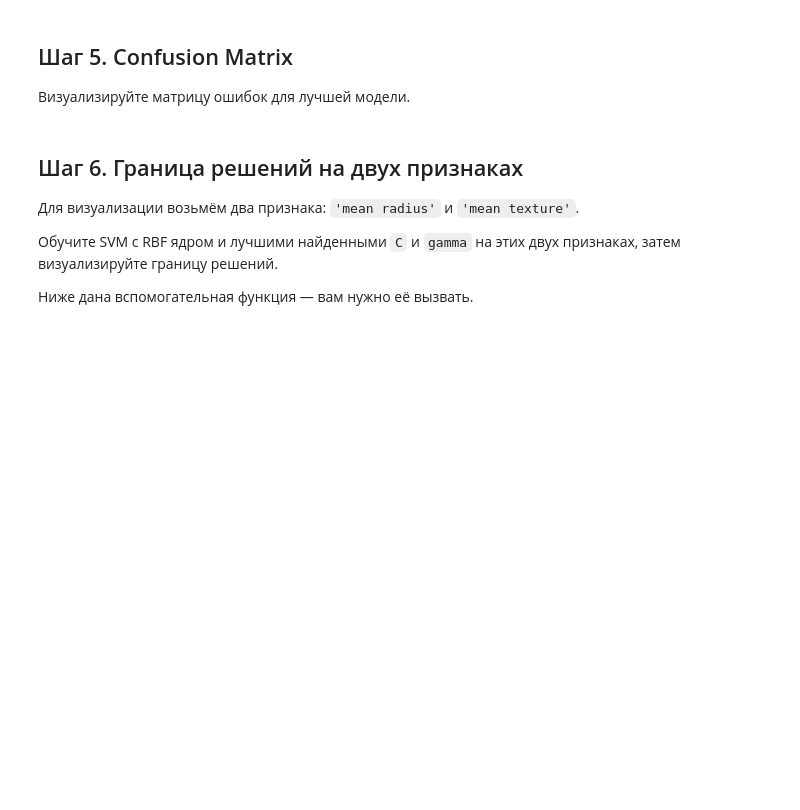
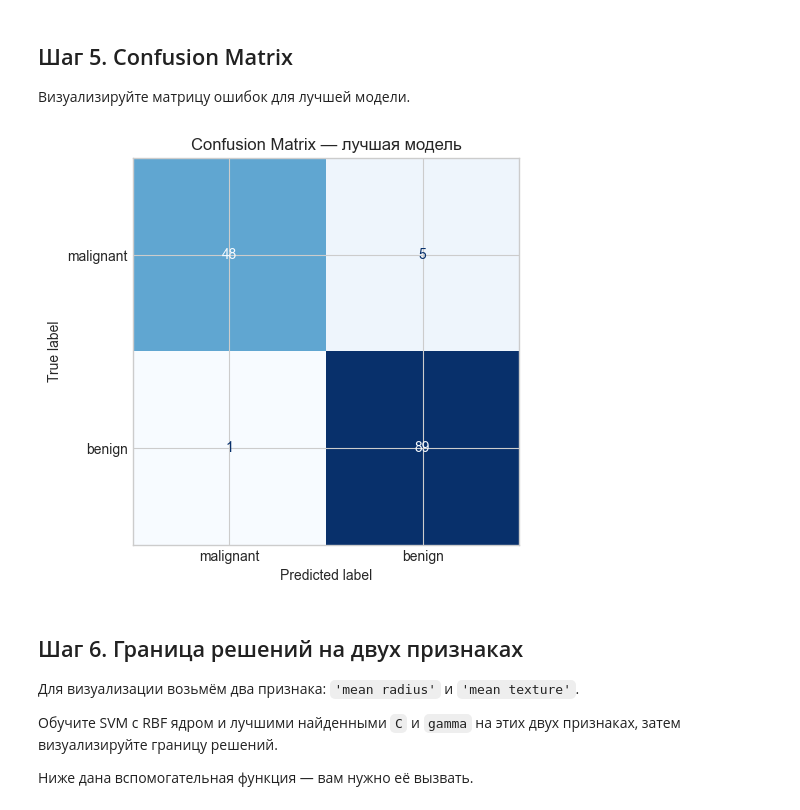
Before and after one commit to DEdVGarage/ml-course-hw, a Jupyter notebook: hw07_SVM/svm_practice_student.ipynb, the cells around one changed output. Drawn from its saved outputs; the diff is of its cells as text; code cells hidden in the pictures; blank space fills up the shorter version.

```diff
--- a/hw07_SVM/svm_practice_student.ipynb
+++ b/hw07_SVM/svm_practice_student.ipynb
@@ -248,11 +248,10 @@ CV F1 (best): 0.9818160612656026
 # %%
 # Оцените лучшую модель на тестовой выборке
 # YOUR CODE HERE
-best_model = search.best_estimator_
+best_model = Search.best_estimator_
+y_pred_best = best_model.predict(X_test)
 
-y_pred_best = ...
-
-print('Test accuracy (best):', ...)
-print('Test F1 (best):', ...)
+print('Test accuracy (best):', accuracy_score(y_test,y_pred_best))
+print('Test F1 (best):', f1_score(y_test,y_pred_best))
 print(classification_report(y_test, y_pred_best,
                              target_names=data.target_names))
@@ -263,20 +273,22 @@ print(classification_report(y_test, y_pred_best,
 # %%
 # YOUR CODE HERE
 # Постройте ConfusionMatrixDisplay для y_test и y_pred_best
 # Добавьте display_labels=data.target_names
 
 fig, ax = plt.subplots(figsize=(5, 5))
 ConfusionMatrixDisplay.from_predictions(
-    ...,  # истинные метки
-    ...,  # предсказания
-    display_labels=...,
+    y_test,  # истинные метки
+    y_pred_best,  # предсказания
+    display_labels= data.target_names,
     ax=ax,
     colorbar=False,
     cmap='Blues'
 )
 ax.set_title('Confusion Matrix — лучшая модель')
 plt.tight_layout()
 plt.show()
+# %% [output]
+[figure, added]
 # %% [markdown]
 ## Шаг 6. Граница решений на двух признаках
 
```
Also changed, not shown: parts of 11 cells of this notebook, 1 other file.
